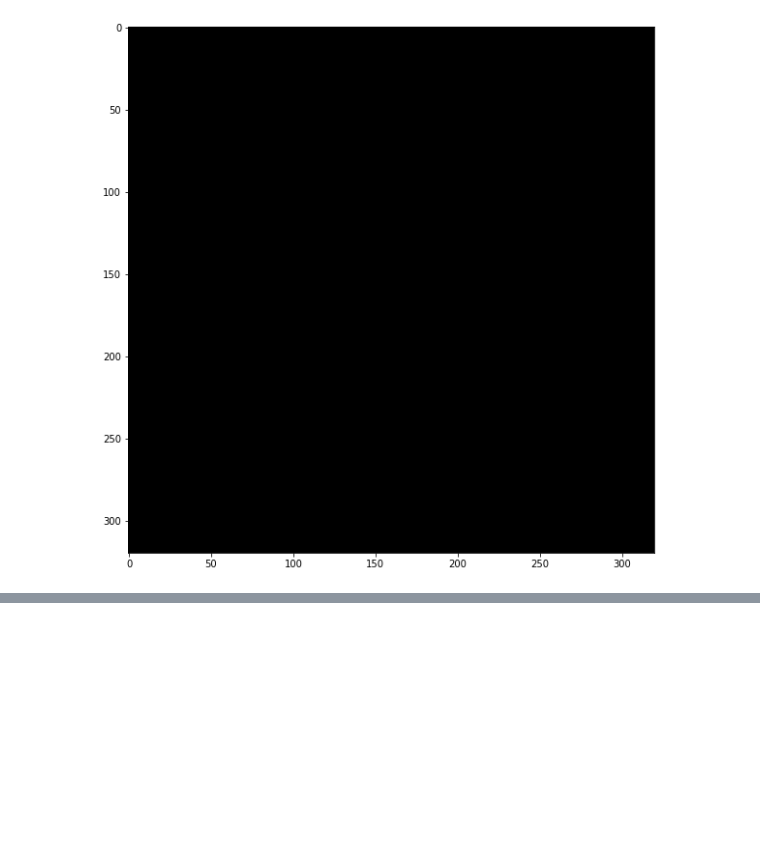
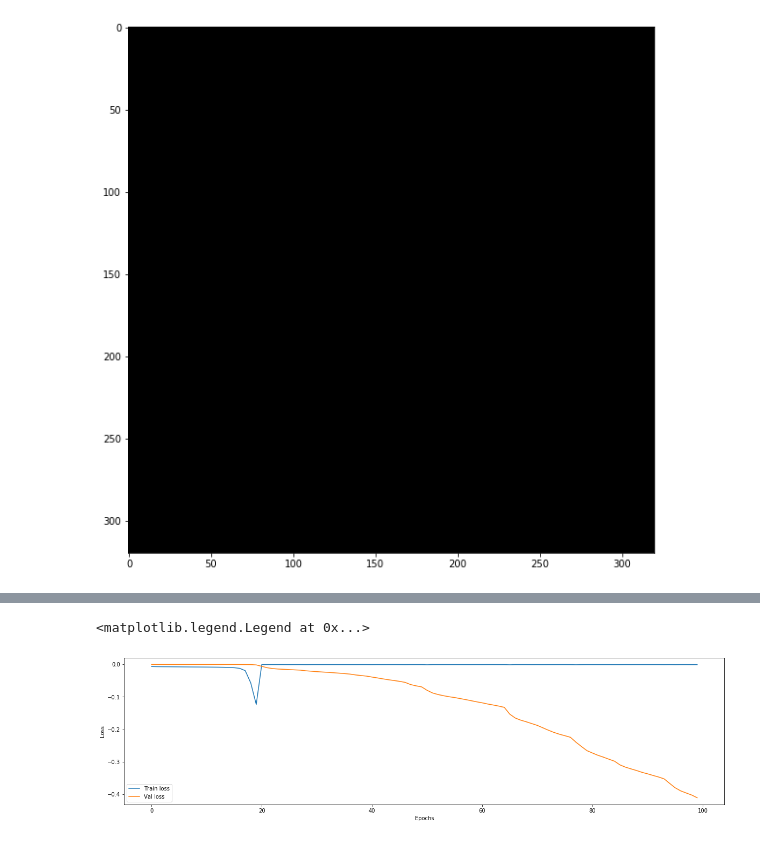
Before and after one commit to kuanliang/TMU_MedicalImaging_workshop, a Jupyter notebook: Medical_Image_exploration.ipynb, the cells around one changed output, grey strips where cells are left out. Cells and saved outputs as stored; diff of their text form; code cells hidden in the pictures; blank space fills up the shorter version.

```diff
--- a/Medical_Image_exploration.ipynb
+++ b/Medical_Image_exploration.ipynb
@@ -143,0 +291,19 @@ create_gif(img_data, duration=0.5, output='test')
+# %%
+model = get_small_unet()
+# %%
+### IOU or dice coeff calculation
+def IOU_calc(y_true, y_pred):
+    y_true_f = K.flatten(y_true)
+    y_pred_f = K.flatten(y_pred)
+    intersection = K.sum(y_true_f * y_pred_f)
+
+    return 2*(intersection + smooth) / (K.sum(y_true_f) + K.sum(y_pred_f) + smooth)
+
+
+def IOU_calc_loss(y_true, y_pred):
+    return -IOU_calc(y_true, y_pred)
+# %%
+smooth = 1.
+model.compile(optimizer=Adam(lr=1e-4), loss=IOU_calc_loss, metrics=[IOU_calc])
+# %%
+history = model.fit(img_X, mask_y, batch_size=10, epochs=100, verbose=1, validation_split=0.2)
@@ -143,0 +328,10 @@ create_gif(img_data, duration=0.5, output='test')
+# %%
+plt.figure(figsize=(20, 5))
+plt.plot(model.history.history['loss'], label='Train loss')
+plt.plot(model.history.history['val_loss'], label='Val loss')
+plt.xlabel('Epochs')
+plt.ylabel('Loss')
+plt.legend()
+# %% [output]
+<matplotlib.legend.Legend at 0x...>
+[figure, added]
```
Also changed, not shown: parts of 14 cells of this notebook.
